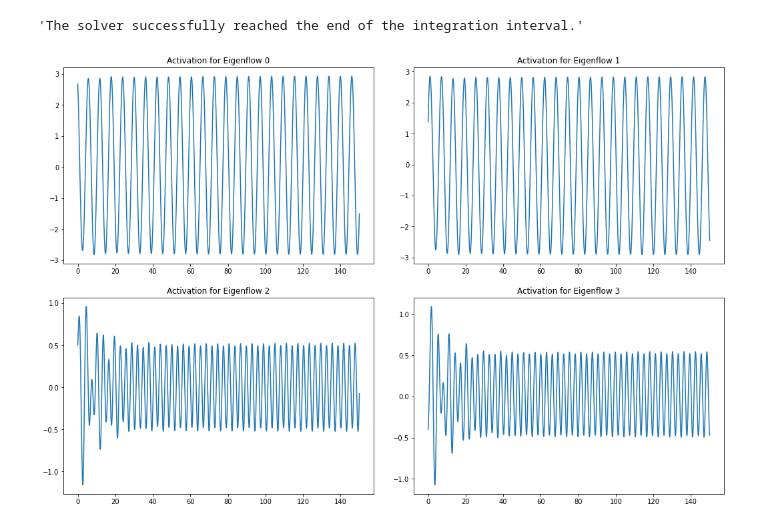
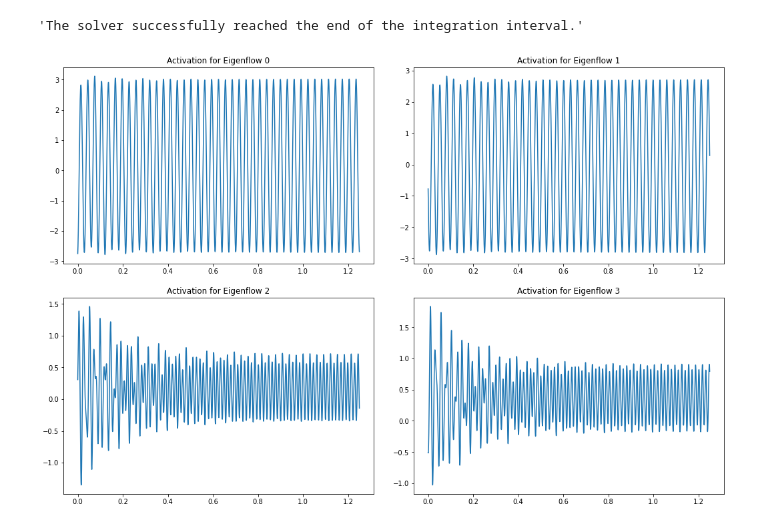
Before and after one commit to JanRotti/podGalerkin, a Jupyter notebook: pod_galerkin_code.ipynb, the cells around one changed output. Cells and saved outputs as stored; diff of their text form; code cells hidden in the pictures.

```diff
--- a/pod_galerkin_code.ipynb
+++ b/pod_galerkin_code.ipynb
@@ -34,7 +34,7 @@ Mesh Initialization Successful!-------------------------------------------------
 # DEFINING CONSTANTS
 n = mesh.n          # number of nodes
 N = mesh.N          # number of cells
-T = 450             # number of snapshots
+T = 440             # number of snapshots
 alpha = 1           # inner product coefficient  # method for derivative computation
 gamma = 1.4         # isentropic coefficient -> material property
 max_POD = 40        # maximum number of POD modes
@@ -42,10 +42,10 @@ mach = 0.6          # mach number
 sos = 340.29        # isentropic speed of sound
 u_free = mach * sos # freestream velocity
 Re = 100            # Reynolds number of freeflow
-dt = 0.0001         # simulation time step
+dt = 0.0001          # simulation time step
 include_avg = False # include average flow in POD computation
 nondim = True       # apply nondimensionalization to data
-subsampling = 4     # subsampling for data
+subsampling = 3     # subsampling for data
 # %% [markdown]
 # Data Preparation
 # %%
@@ -60,11 +60,13 @@ y = data_dict["y"][:,0]
 # fluid velocity and mach number
 u = np.divide(data_dict['Momentum_x'], data_dict['Density'])
 v = np.divide(data_dict['Momentum_y'], data_dict['Density'])
+a = data_dict['Mach']
 if nondim:
     u = u / (mach * sos)
     v = v / (mach * sos)
+    a = a # / mach
     u_free = 1
-a = data_dict['Mach']
+
 
 # construct state based data
 q = np.vstack([u,v,a])
@@ -222,12 +224,12 @@ a0 = coeffs[:num,20]
 
 # sampling span for solver
 t0 = 0
-dt = 0.0001
-tmax = 150
+dt = 0.01
+tmax = 250
 sampling_span = np.linspace(t0,tmax-dt,num=int(tmax/dt))
-tau = 6.5 # experimentally tuned
+tau = 6.63 # experimentally tuned
 # static viscosity
-nu = 4/100
+nu = 4.03/100 #4.03/100
 
 # defining ode function for node based coefficients
 def galerkin_system(t,a):
@@ -248,21 +250,22 @@ sol.message
 # %%
 # Galerkin model based on discrete reconstruction
 d = int(num/2)
 fig,ax = plt.subplots(d,2,figsize=(15,10))
 fig.tight_layout(pad=3.0)
 
-t = sampling_span
+t = sampling_span * 0.005
 
 # add plots over full time domain
 for i in range(num):
     if num <= 2:
         ax[int(i%2)].plot(t,sol.y[i,:len(t)])
         ax[int(i%2)].title.set_text("Activation for Eigenflow " + str(i))
     else:
         ax[int(i/2)][int(i%2)].plot(t,sol.y[i,:len(t)])
         ax[int(i/2)][int(i%2)].title.set_text("Activation for Eigenflow " + str(i))
+plt.savefig("mach_0.6_stabilized_pen.png")
 # %% [output]
-[figure, old version]
+[figure, new version]
 # %%
 # reconstruct flows
 rec_len = 100
```
Also changed, not shown: parts of 7 cells of this notebook, 2 other files.
